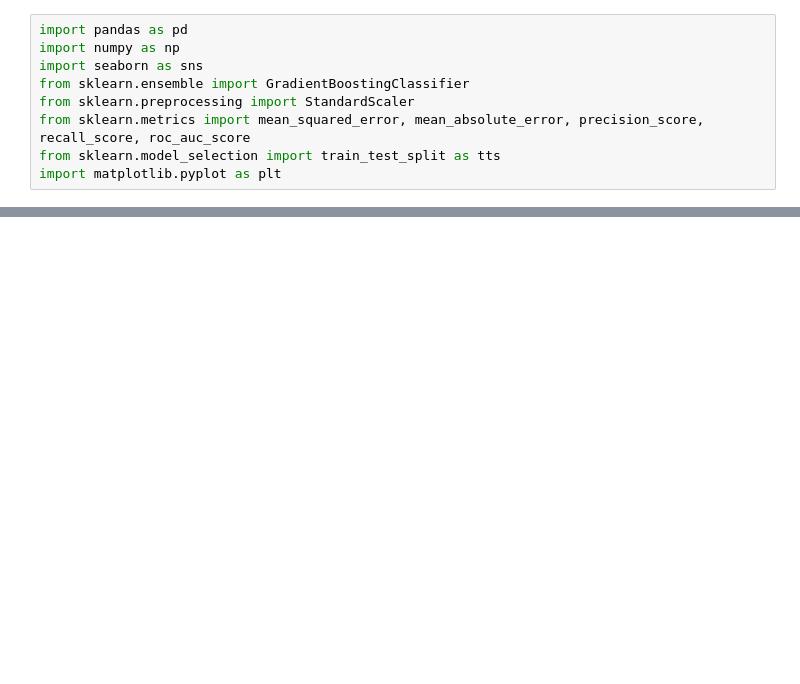
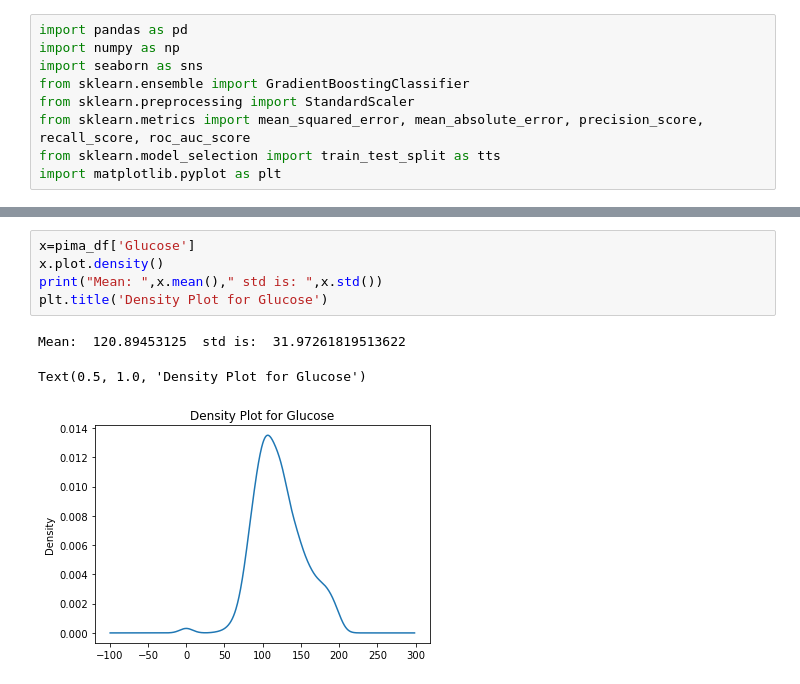
Before and after one commit to MR-1301/Diabetes-Detection-Project, a Jupyter notebook: Python NoteBook/Exploratory data analysis.ipynb, the cells around one changed output, grey strips where cells are left out. Saved outputs shown, nothing was run; the diff lists cells and outputs as text; blank space fills up the shorter version.

```diff
--- a/Python NoteBook/Exploratory data analysis.ipynb
+++ b/Python NoteBook/Exploratory data analysis.ipynb
@@ -77,0 +57,9 @@ pima_df.describe().transpose()
+# %%
+x=pima_df['Glucose']
+x.plot.density()
+print("Mean: ",x.mean()," std is: ",x.std())
+plt.title('Density Plot for Glucose')
+# %% [output]
+Mean:  120.89453125  std is:  31.97261819513622
+Text(0.5, 1.0, 'Density Plot for Glucose')
+[figure, added]
```
Also changed, not shown: parts of 16 cells of this notebook.
